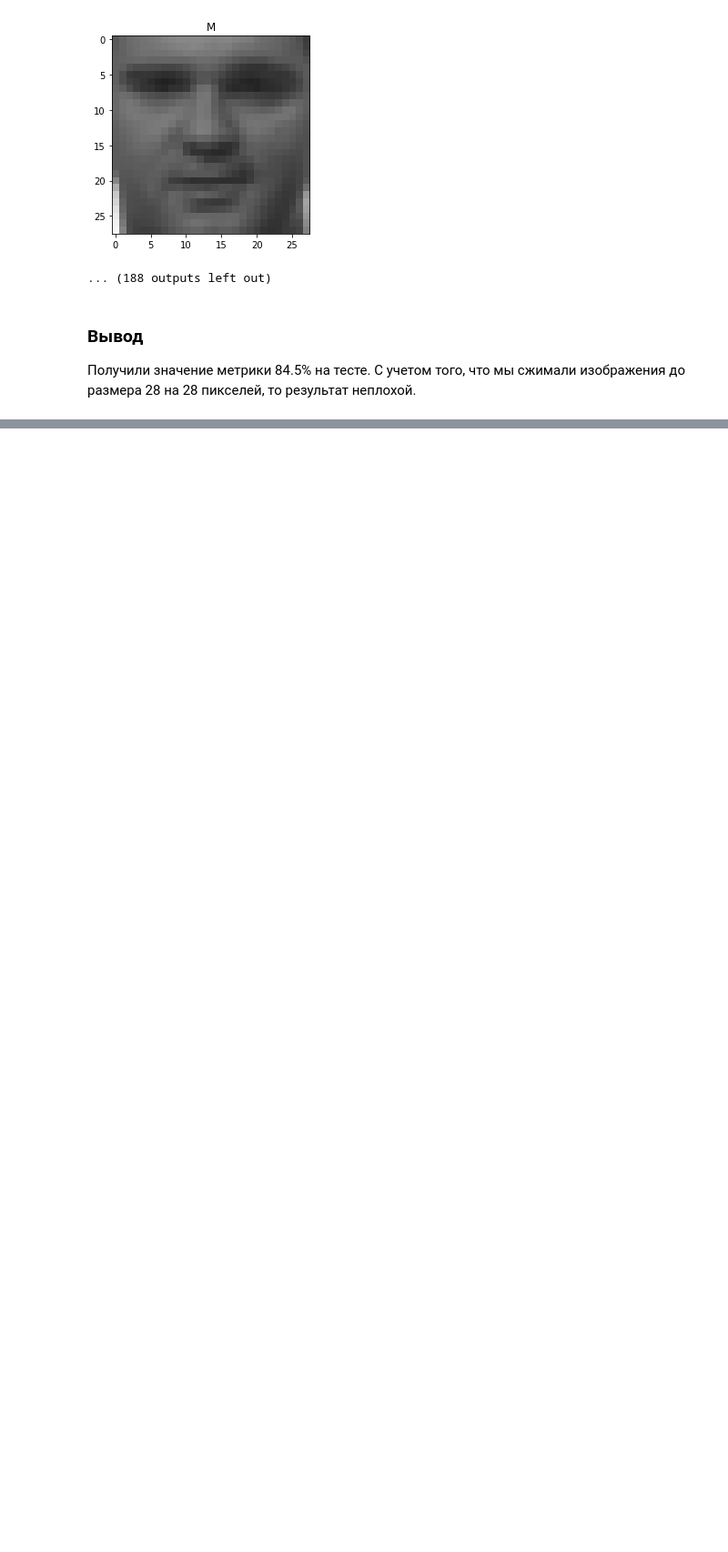
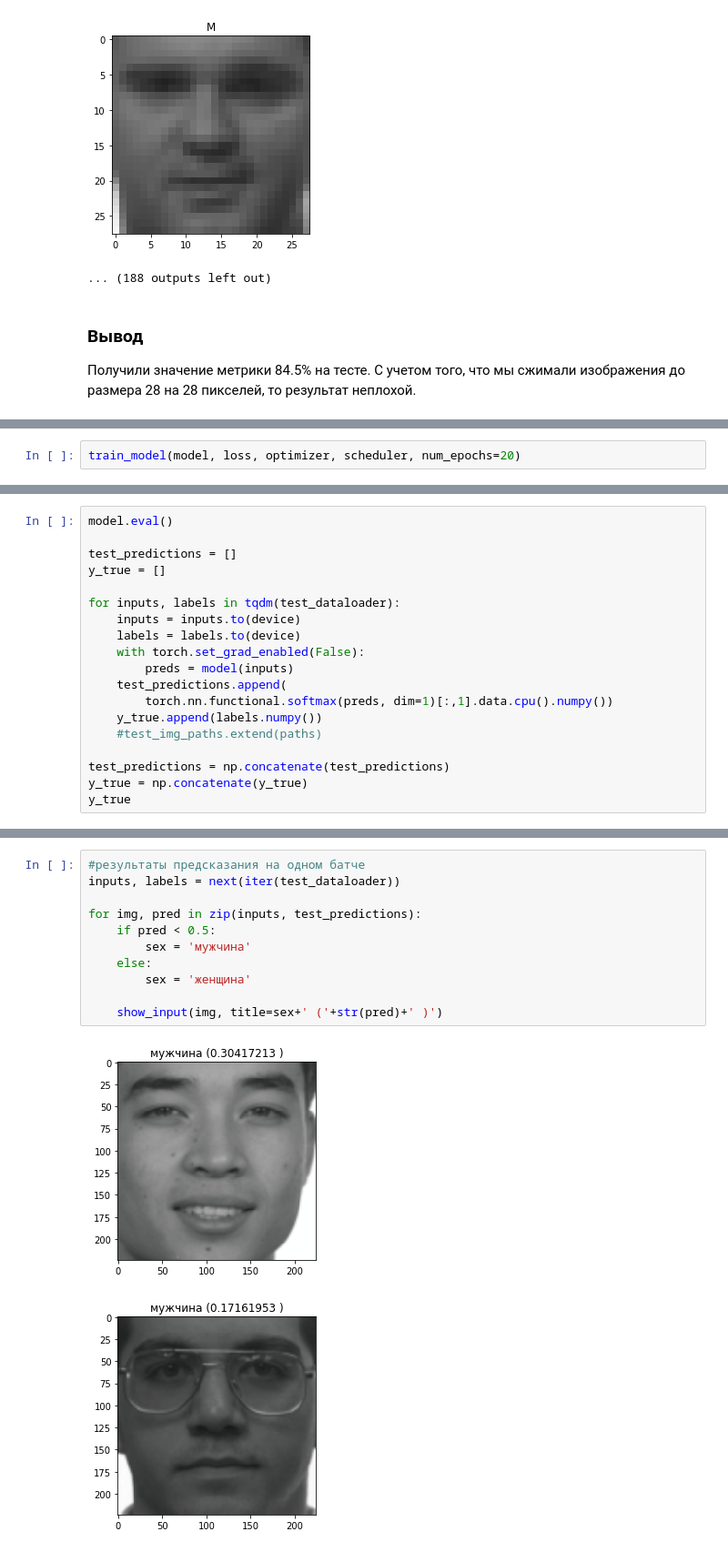
Before and after one commit to Timur-Sukharev/for_images, a Jupyter notebook: LBP_myLeNet_ResNet.ipynb, the cells around one changed output, grey strips where cells are left out. Shown at 91% size. Cells and saved outputs as stored; diff of their text form; blank space fills up the shorter version.

```diff
--- a/LBP_myLeNet_ResNet.ipynb
+++ b/LBP_myLeNet_ResNet.ipynb
@@ -693,0 +795,2 @@ for x_item, y_item in zip(X_test, test_preds.argmax(dim=1)):
+# %%
+train_model(model, loss, optimizer, scheduler, num_epochs=20)
@@ -693,0 +818,19 @@ for x_item, y_item in zip(X_test, test_preds.argmax(dim=1)):
+# %%
+model.eval()
+
+test_predictions = []
+y_true = []
+
+for inputs, labels in tqdm(test_dataloader):
+    inputs = inputs.to(device)
+    labels = labels.to(device)
+    with torch.set_grad_enabled(False):
+        preds = model(inputs)
+    test_predictions.append(
+        torch.nn.functional.softmax(preds, dim=1)[:,1].data.cpu().numpy())
+    y_true.append(labels.numpy())
+    #test_img_paths.extend(paths)
+
+test_predictions = np.concatenate(test_predictions)
+y_true = np.concatenate(y_true)
+y_true
@@ -693,0 +867,14 @@ for x_item, y_item in zip(X_test, test_preds.argmax(dim=1)):
+# %%
+#результаты предсказания на одном батче
+inputs, labels = next(iter(test_dataloader))
+
+for img, pred in zip(inputs, test_predictions):
+    if pred < 0.5:
+        sex = 'мужчина'
+    else:
+        sex = 'женщина'
+
+    show_input(img, title=sex+' ('+str(pred)+' )')
+# %% [output]
+[figure, added]
+[figure, added]
```
Also changed, not shown: parts of 15 cells of this notebook.
